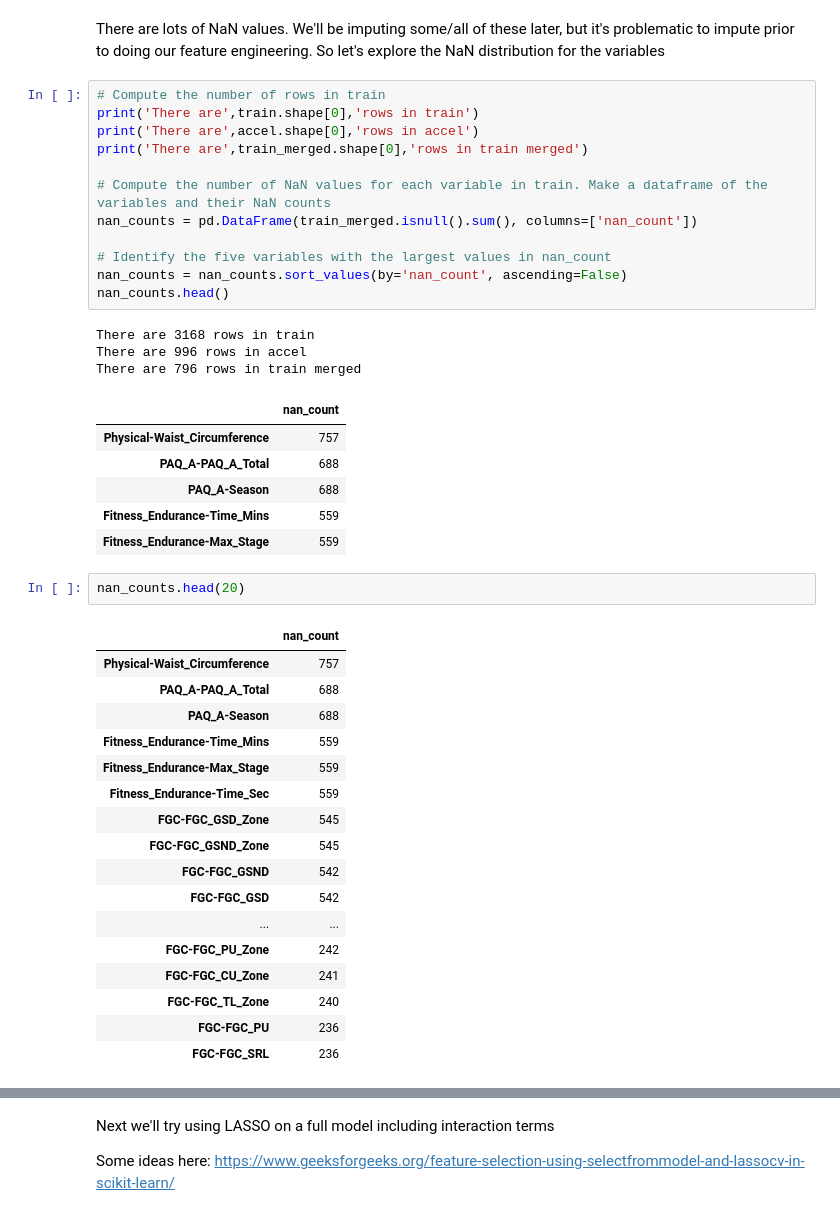
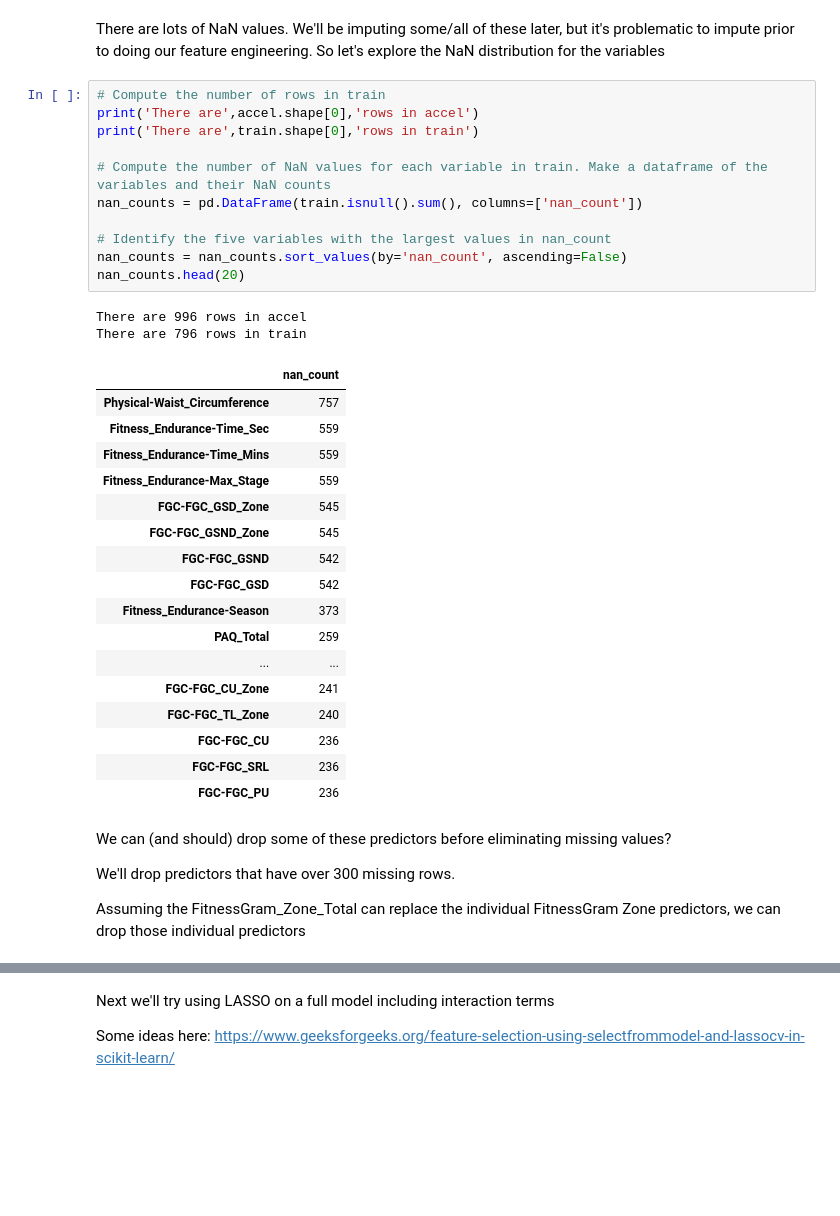
Before and after one commit to aarondweinberg/CMI_problematic_internet_use, a Jupyter notebook: Interaction_Exploration_AW.ipynb, the cells around one changed output, grey strips where cells are left out. Drawn from its saved outputs; the diff is of its cells as text; blank space fills up the shorter version.

```diff
--- a/Interaction_Exploration_AW.ipynb
+++ b/Interaction_Exploration_AW.ipynb
@@ -54,43 +56,38 @@ accel_missing.head(10)
 There are lots of NaN values. We'll be imputing some/all of these later, but it's problematic to impute prior to doing our feature engineering. So let's explore the NaN distribution for the variables
 # %%
 # Compute the number of rows in train
+print('There are',accel.shape[0],'rows in accel')
 print('There are',train.shape[0],'rows in train')
-print('There are',accel.shape[0],'rows in accel')
-print('There are',train_merged.shape[0],'rows in train merged')
 
 # Compute the number of NaN values for each variable in train. Make a dataframe of the variables and their NaN counts
-nan_counts = pd.DataFrame(train_merged.isnull().sum(), columns=['nan_count'])
+nan_counts = pd.DataFrame(train.isnull().sum(), columns=['nan_count'])
 
 # Identify the five variables with the largest values in nan_count
 nan_counts = nan_counts.sort_values(by='nan_count', ascending=False)
-nan_counts.head()
+nan_counts.head(20)
 # %% [output]
-There are 3168 rows in train
 There are 996 rows in accel
-There are 796 rows in train merged
+There are 796 rows in train
 |  | nan_count |
 | Physical-Waist_Circumference | 757 |
-| PAQ_A-PAQ_A_Total | 688 |
-| PAQ_A-Season | 688 |
+| Fitness_Endurance-Time_Sec | 559 |
 | Fitness_Endurance-Time_Mins | 559 |
 | Fitness_Endurance-Max_Stage | 559 |
+| FGC-FGC_GSD_Zone | 545 |
+| FGC-FGC_GSND_Zone | 545 |
+| FGC-FGC_GSND | 542 |
+| FGC-FGC_GSD | 542 |
+| Fitness_Endurance-Season | 373 |
+| PAQ_Total | 259 |
+| ... | ... |
+| FGC-FGC_CU_Zone | 241 |
+| FGC-FGC_TL_Zone | 240 |
+| FGC-FGC_CU | 236 |
+| FGC-FGC_SRL | 236 |
+| FGC-FGC_PU | 236 |
-# %%
-nan_counts.head(20)
-# %% [output]
-|  | nan_count |
-| Physical-Waist_Circumference | 757 |
-| PAQ_A-PAQ_A_Total | 688 |
-| PAQ_A-Season | 688 |
-| Fitness_Endurance-Time_Mins | 559 |
-| Fitness_Endurance-Max_Stage | 559 |
-| Fitness_Endurance-Time_Sec | 559 |
-| FGC-FGC_GSD_Zone | 545 |
-| FGC-FGC_GSND_Zone | 545 |
-| FGC-FGC_GSND | 542 |
-| FGC-FGC_GSD | 542 |
-| ... | ... |
-| FGC-FGC_PU_Zone | 242 |
-| FGC-FGC_CU_Zone | 241 |
-| FGC-FGC_TL_Zone | 240 |
-| FGC-FGC_PU | 236 |
-| FGC-FGC_SRL | 236 |
+# %% [markdown]
+We can (and should) drop some of these predictors before eliminating missing values?
+
+We'll drop predictors that have over 300 missing rows.
+
+Assuming the FitnessGram_Zone_Total can replace the individual FitnessGram Zone predictors, we can drop those individual predictors
```
Also changed, not shown: parts of 18 cells of this notebook, 3 other files.
